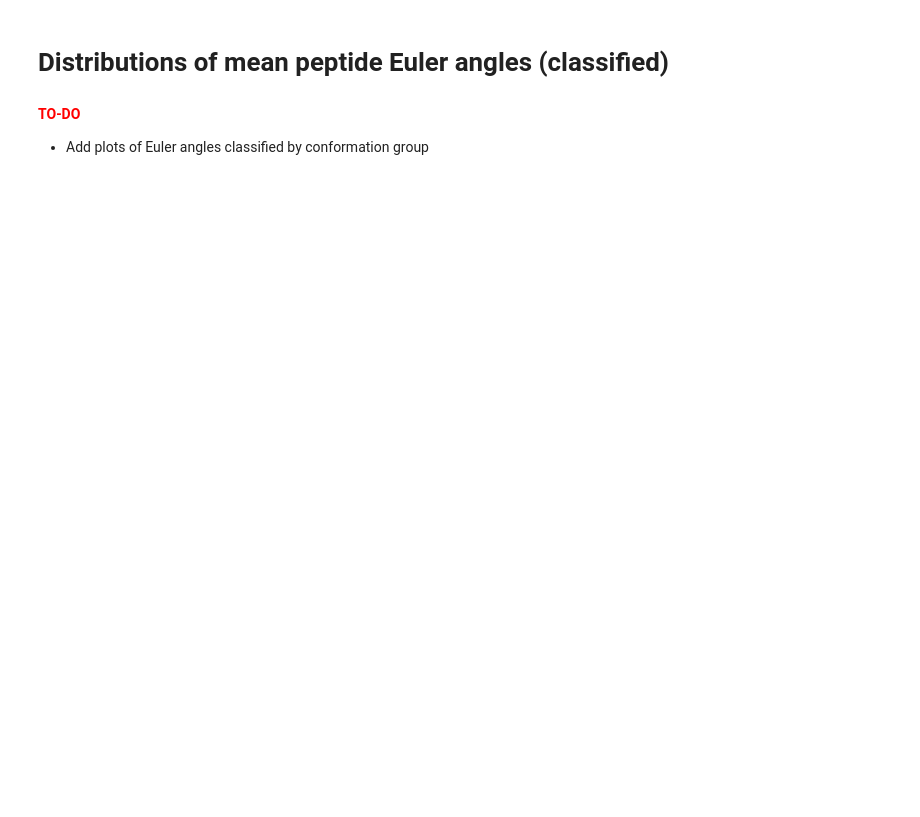
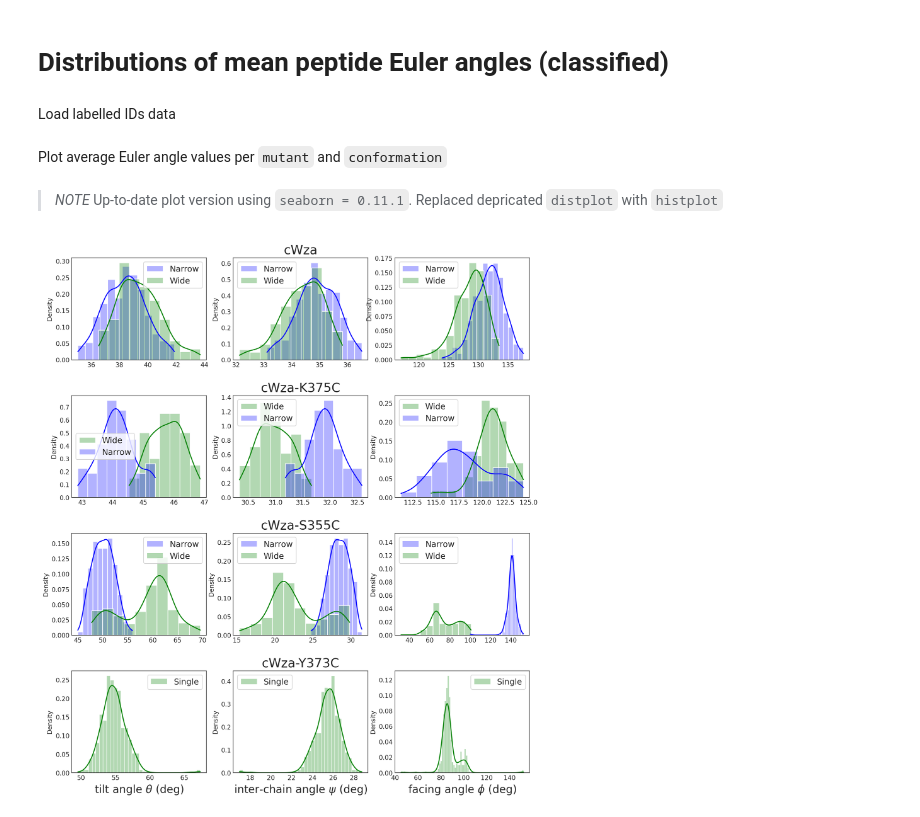
Before and after one commit to broncio123/phd-notebooks, a Jupyter notebook: Analyses/figures_nbs/figures_docking_euler_angles.ipynb, the cells around one changed output. Saved outputs shown, nothing was run; the diff lists cells and outputs as text; code cells hidden in the pictures; blank space fills up the shorter version.

```diff
--- a/Analyses/figures_nbs/figures_docking_euler_angles.ipynb
+++ b/Analyses/figures_nbs/figures_docking_euler_angles.ipynb
@@ -78,9 +80,18 @@ plt.show()
 # %% [markdown]
 # Distributions of mean peptide Euler angles (classified)
-# %% [markdown]
-<span style="color:red"><b>TO-DO</b></span>
-
-* Add plots of Euler angles classified by conformation group
+# %% [markdown]
+Load labelled IDs data
+# %%
+folder = 'data'
+filename_input = "mutants_docking_filtered_ids_labelled.json"
+path   = os.path.join(folder, filename_input)
+
+with open(path, 'r') as fp:
+    Filtered_IDs = json.load(fp)
+# %% [markdown]
+Plot average Euler angle values per `mutant` and `conformation`
+# %% [markdown]
+> _NOTE_ Up-to-date plot version using `seaborn = 0.11.1`. Replaced depricated `distplot` with `histplot`
 # %%
 import seaborn as sns
 sns.set_style('white')
@@ -108,52 +119,57 @@ Conformations = {
     'cWza-Y373C':['Single']
 }
 
 
 for i in range(len(mutant_names)):
     mutant = mutant_names[i]
-    n_maxima = len(maxima_mutants[mutant])
+    n_maxima = len(Filtered_IDs[mutant])
+
     for n in range(n_maxima):
         conformation = Conformations[mutant][n]
+
+        # tilt, interchain, facing angle lists
         Theta = []; Psi = []; Phi = []
-        # Create lists for radial metrics
-        model_ids = Filtered_IDs[mutant]['conformation'+str(n)]
+
+        model_ids = Filtered_IDs[mutant][str(n)]
         for j in range(len(model_ids)):
             id = model_ids[j]
-            euler_angles = session.query(RigidBody.euler_angles).filter_by(id = id).all()[0][0]
-            theta_per_chain, psi_per_chain_pair, phi_per_chain = euler_angles
+            euler_angles_mean = S_mutants[mutant][id]['euler angles']
 
-            Theta.append( numpy.mean(theta_per_chain) )
-            Psi.append( numpy.mean(psi_per_chain_pair) )
-            Phi.append( numpy.mean(phi_per_chain) )
+            Theta.append( euler_angles_mean['tilt'] )
+            Psi.append( euler_angles_mean['interchain'] )
+            Phi.append( euler_angles_mean['facing'] )
 
         if mutant == 'cWza-K375C' and n == 0:
             mylabel = 'Wide'
         elif mutant == 'cWza-K375C' and n == 1:
             mylabel = 'Narrow'
         else:
             mylabel = conformation
-        sns.distplot(Theta,color=Colors[mutant][conformation],ax=ax[i,0],label = mylabel)
-        sns.distplot(Psi,color=Colors[mutant][conformation],ax=ax[i,1],label = mylabel)
-        sns.distplot(Phi,color=Colors[mutant][conformation],ax=ax[i,2],label = mylabel)
-        #
+
+        # plot histograms according to conformation
+        color = Colors[mutant][conformation]
+        alpha = 0.3 # transparency
+        sns.histplot(Theta,color=color,kde=True,stat='density',ax=ax[i,0],label=mylabel,alpha=alpha)
+        sns.histplot(Psi,color=color,kde=True,stat='density',ax=ax[i,1],label=mylabel,alpha=alpha)
+        sns.histplot(Phi,color=color,kde=True,stat='density',ax=ax[i,2],label=mylabel,alpha=alpha)
+
+        # customise plot
         ax[i,0].tick_params(axis='both',direction='in')
         ax[i,1].tick_params(axis='both',direction='in')
         ax[i,2].tick_params(axis='both',direction='in')
-    #
-    ax[i,1].set_title(mutant+' : docked',fontsize=20)
-    ax[i,0].set_ylabel('relative probability',fontsize=17)
-    #
+
+    # customise plot
+    ax[i,1].set_title(mutant,fontsize=20)
     ax[i,0].legend(loc='best',fontsize=13)
     ax[i,1].legend(loc='best',fontsize=13)
     ax[i,2].legend(loc='best',fontsize=13)
 
-
-f_hist.subplots_adjust(hspace=0.3)
-
+# customise bottom labels
 for i in range(3):
     ax[-1,i].set_xlabel(xlabels[i],fontsize=17)
-#     ax[0,i].legend(loc='best',fontsize=15)
 
-#     ax[0,i].legend(loc='best')
-plt.tight_layout()
+f_hist.subplots_adjust(hspace=0.35)
+# plt.tight_layout()
 plt.show()
+# %% [output]
+[figure, added]
```
Also changed, not shown: parts of 5 cells of this notebook, 5 other files.
